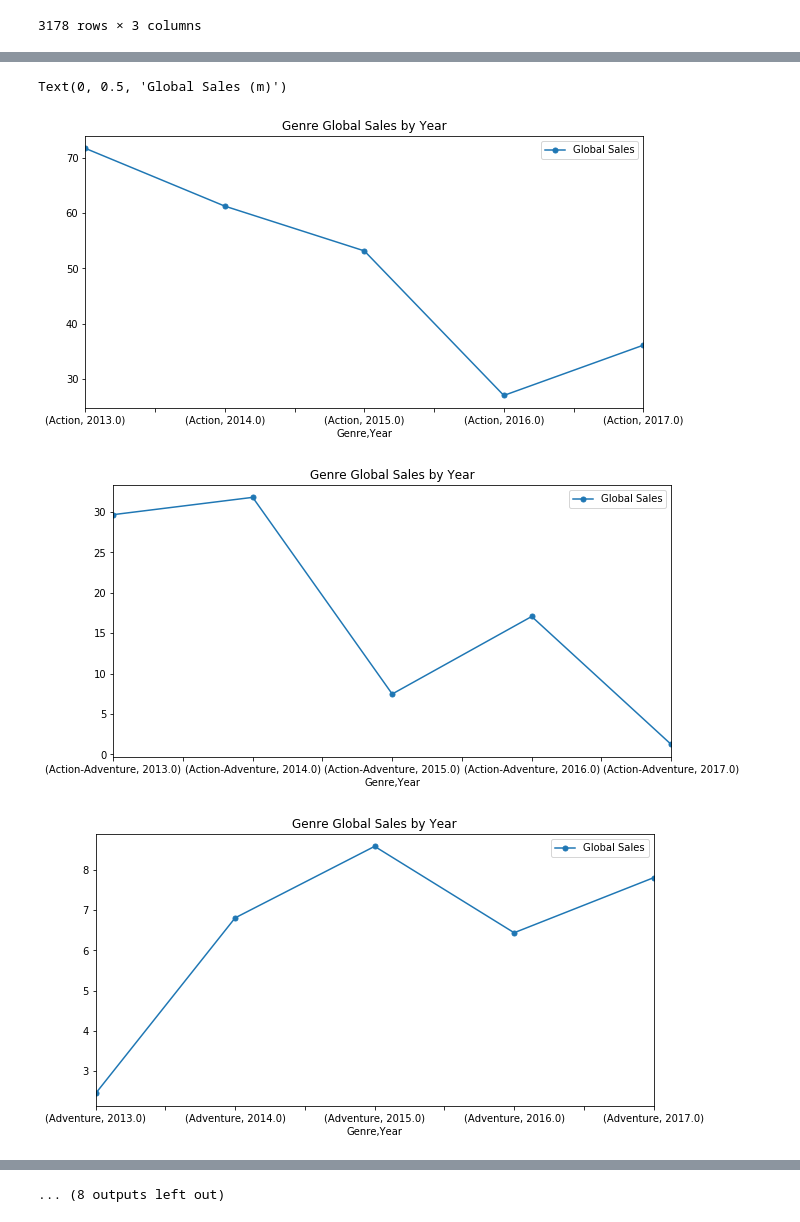
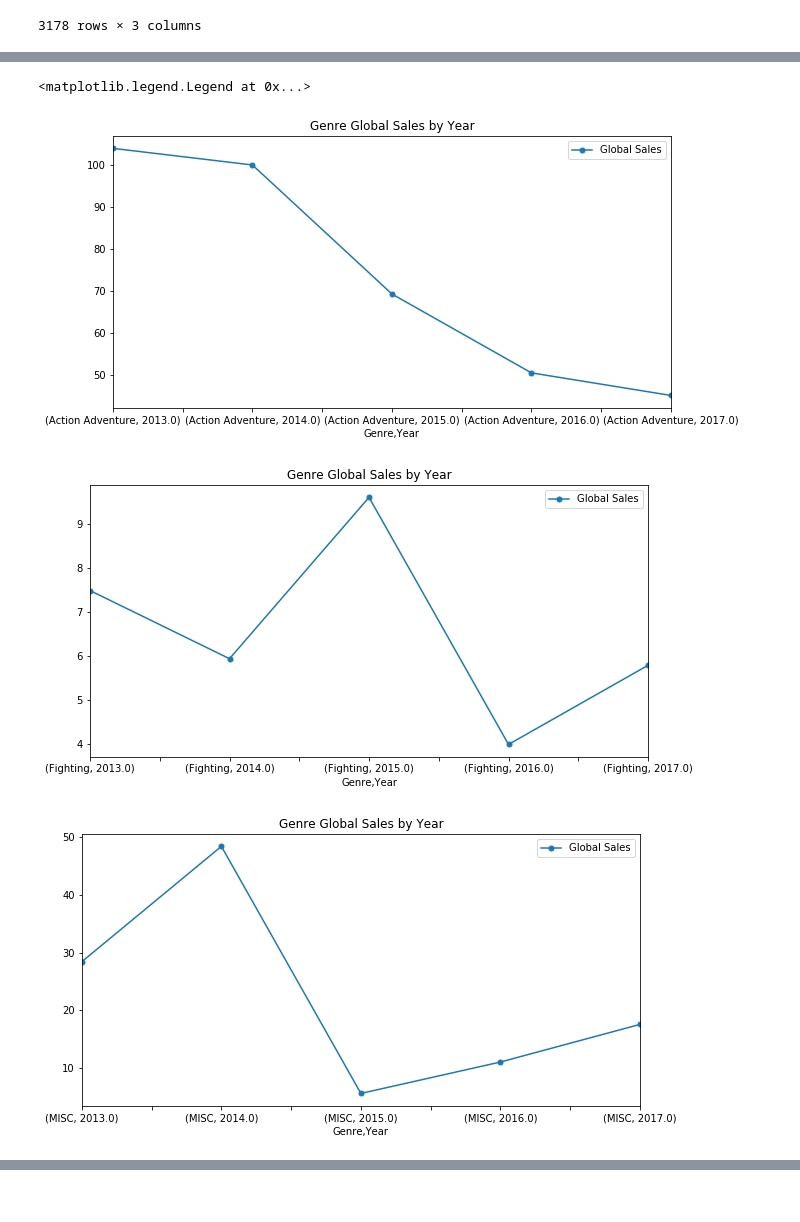
Before and after one commit to melaniefollett/project1, a Jupyter notebook: Third Question Graphs.ipynb, the cells around one changed output, grey strips where cells are left out. Drawn from its saved outputs; the diff is of its cells as text; code cells hidden in the pictures.

Commit message:
Updated Third Question Graphs

```diff
--- a/Third Question Graphs.ipynb
+++ b/Third Question Graphs.ipynb
@@ -83,3 +83,10 @@ game_df3
 | 21162 | Misc | 0.00 | 2014.0 |
 | 21190 | Action | 0.00 | 2016.0 |
 3178 rows × 3 columns
+# %%
+game_df3 = game_df3.replace({"Action": "Action Adventure", "Action-Adventure": "Action Adventure", "Adventure": "Action Adventure",
+    "Role-Playing": "MMO/Role-Playing", "MMO": "MMO/Role-Playing", "Visual Novel": "MMO/Role-Playing",
+    "Sports": "Sports/Simulation", "Simulation": "Sports/Simulation", "Racing": "Sports/Simulation",
+    "Puzzle": "Puzzle/Party", "Party": "Puzzle/Party", "Music": "Puzzle/Party", "Board Game": "Puzzle/Party", "Strategy": "Puzzle/Party",
+    "Education": "MISC", "Platform": "MISC", "Misc": "MISC"})
+game_df3
@@ -129,9 +158,10 @@ genre_sales
 # %%
 genre_sales.groupby("Genre").plot( y="Global Sales", figsize=(10,5), marker='.', markersize=10, title='Genre Global Sales by Year')
 plt.xlabel("Genre & Year")
 plt.ylabel("Global Sales (m)")
+plt.legend("Genre")
 # %% [output]
-Text(0, 0.5, 'Global Sales (m)')
+<matplotlib.legend.Legend at 0x...>
-[figure, old version]
+[figure, new version]
-[figure, old version]
+[figure, new version]
-[figure, old version]
+[figure, new version]
@@ -146 +171,0 @@ Text(0, 0.5, 'Global Sales (m)')
-... (8 outputs left out)
```
Also changed, not shown: parts of 4 cells of this notebook.
